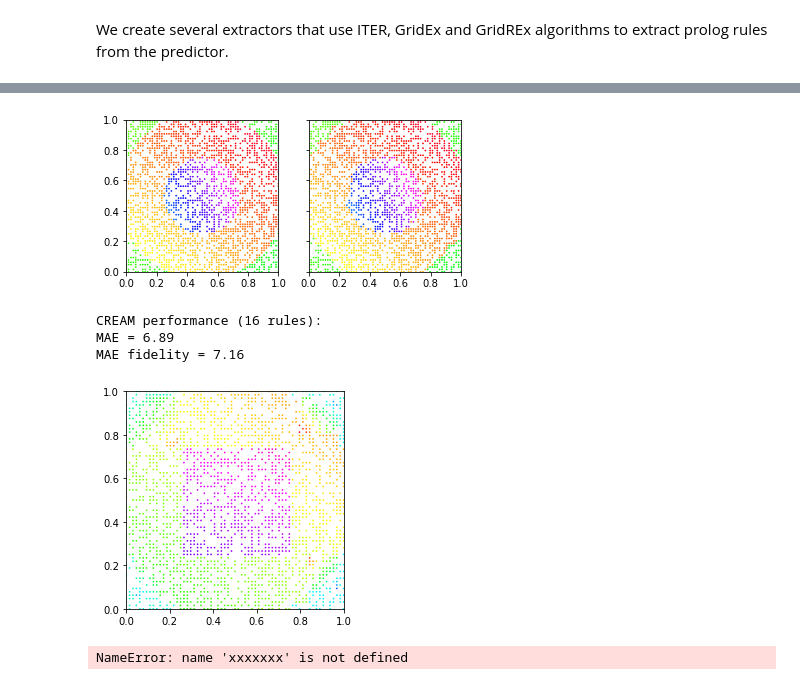
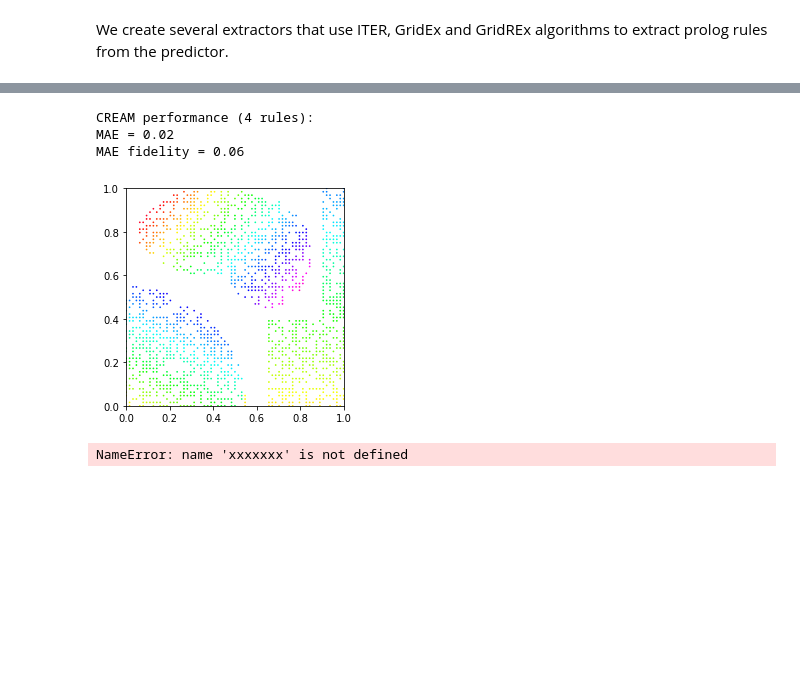
Before and after one commit to psykei/psyke-python, a Jupyter notebook: RegressionDemo.ipynb, the cells around one changed output, grey strips where cells are left out. Cells and saved outputs as stored; diff of their text form; code cells hidden in the pictures; blank space fills up the shorter version.

Commit message:
added CREAM and CReEPy

```diff
--- a/RegressionDemo.ipynb
+++ b/RegressionDemo.ipynb
@@ -19,12 +21,12 @@ dataset = pd.read_csv("test/resources/datasets/df.csv")
 # %% [markdown]
 Split between train and test set in a reproducible way.
 # %%
-dataset = dataset[["X", "Y", "Z7"]].dropna()
+dataset = dataset[["X", "Y", "Z3"]].dropna()
 train, test = train_test_split(dataset, test_size=0.5, random_state=10)
 # %% [markdown]
 We use as predictor a KNN and we train it.
 # %%
-predictor = KNeighborsRegressor(n_neighbors=1).fit(train.iloc[:, :-1], train.iloc[:, -1])
+predictor = KNeighborsRegressor(n_neighbors=5).fit(train.iloc[:, :-1], train.iloc[:, -1])
 
 print((abs(predictor.predict(test.iloc[:, :-1]).flatten() - test.iloc[:, -1])).mean())
 # %% [output]
@@ -62,31 +64,31 @@ MAE fidelity = 11.20
 # %%
-f, (ax1, ax2) = plt.subplots(1, 2, sharey=True)
-plt.ylim((0, 1))
-ax1.scatter(test.X, test.Y, c=test.iloc[:, -1], s = 0.5, cmap=plt.cm.get_cmap('gist_rainbow'))
-ax1.set_xlim((0, 1))
-ax1.set_aspect("equal")
-ax2.scatter(test.X, test.Y, c=predictor.predict(test.iloc[:, :-1]), s = 0.5, cmap=plt.cm.get_cmap('gist_rainbow'))
-ax2.set_xlim((0, 1))
-ax2.set_aspect("equal")
-plt.show()
+#f, (ax1, ax2) = plt.subplots(1, 2, sharey=True)
+#plt.ylim((0, 1))
+#ax1.scatter(test.X, test.Y, c=test.iloc[:, -1], s = 0.5, cmap=plt.cm.get_cmap('gist_rainbow'))
+#ax1.set_xlim((0, 1))
+#ax1.set_aspect("equal")
+#ax2.scatter(test.X, test.Y, c=predictor.predict(test.iloc[:, :-1]), s = 0.5, cmap=plt.cm.get_cmap('gist_rainbow'))
+#ax2.set_xlim((0, 1))
+#ax2.set_aspect("equal")
+#plt.show()
 
-cream = Extractor.cream(predictor, depth=6, dbscan_threshold=0.3, error_threshold=2, constant=False)
+cream = Extractor.cream(predictor, depth=6, dbscan_threshold=0.3,
+                        error_threshold=.2, gauss_components=3, constant=False)
 theory_from_cream = cream.extract(train)
 print('CREAM performance ({} rules):\nMAE = {:.2f}\nMAE fidelity = {:.2f}\n'
       .format(cream.n_rules, cream.mae(test), cream.mae(test, predictor)))
 #print('ITER extracted rules:\n\n' + pretty_theory(theory_from_cream))
 
 plt.scatter(test.X, test.Y, c = cream.predict(test.iloc[:, :-1]), s = 0.5, cmap=plt.cm.get_cmap('gist_rainbow'))
 plt.xlim((0, 1))
 plt.ylim((0, 1))
 plt.gca().set_aspect("equal")
 plt.show()
 # %% [output]
+CREAM performance (4 rules):
+MAE = 0.02
+MAE fidelity = 0.06
-[figure, old version]
+[figure, new version]
-CREAM performance (16 rules):
-MAE = 6.89
-MAE fidelity = 7.16
-[figure, removed]
 # %%
 xxxxxxx
 # %% [output]
```
Also changed, not shown: parts of 8 cells of this notebook, 4 other files.
